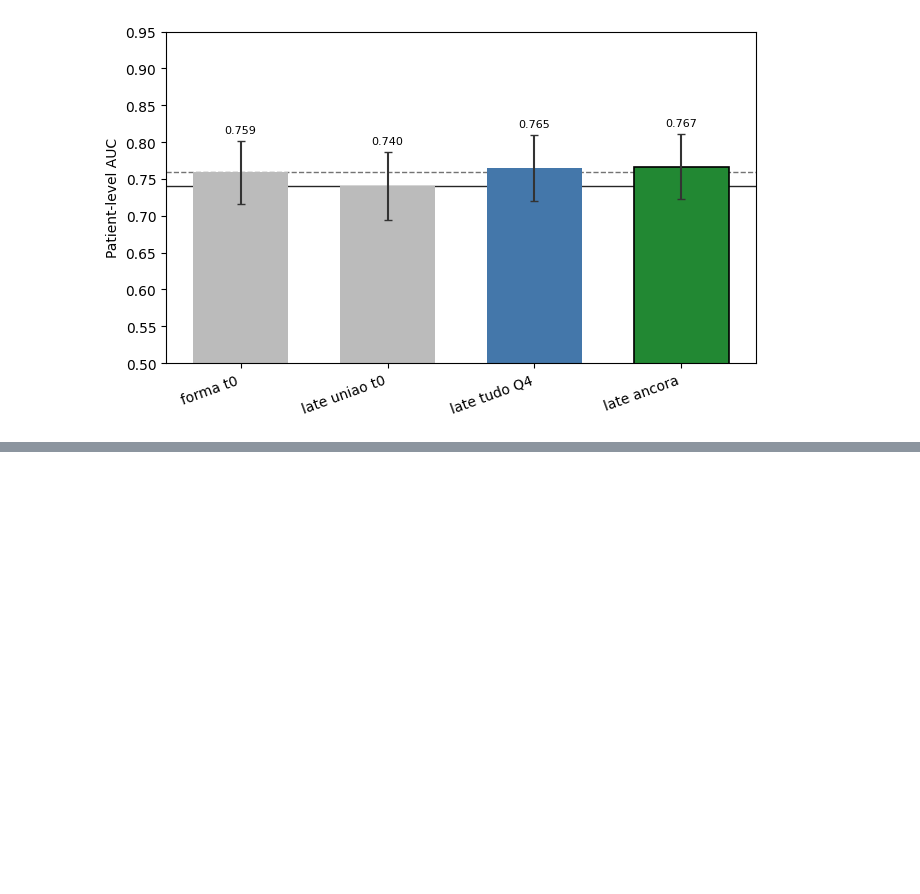
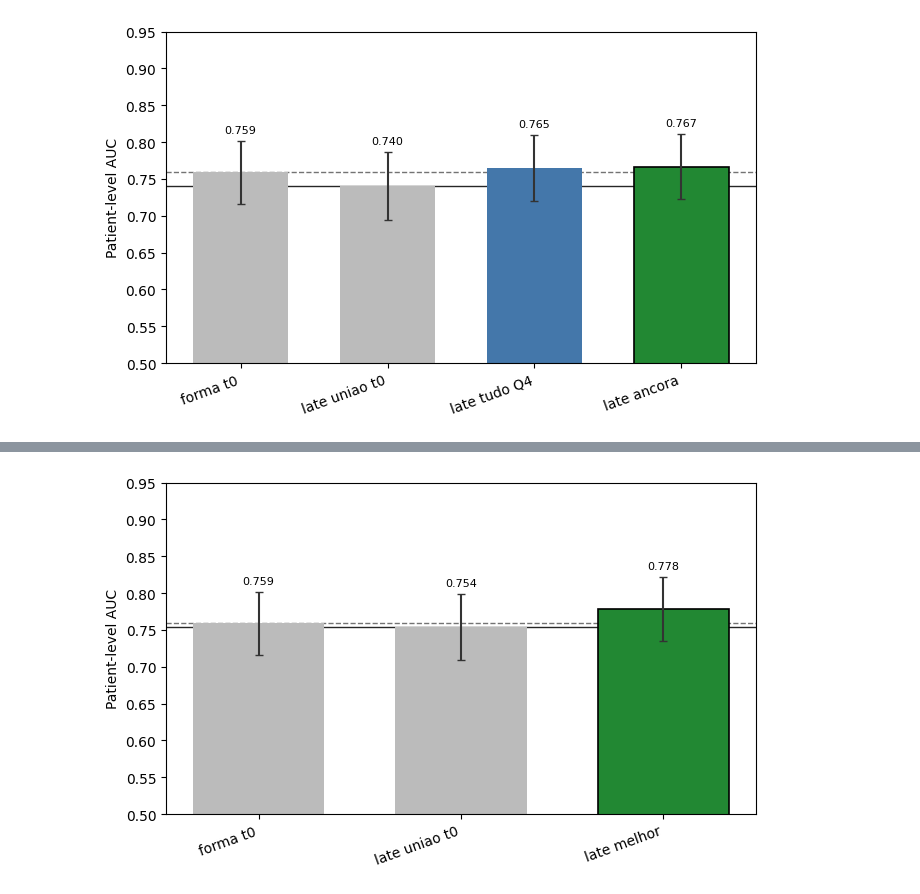
Before and after one commit to PauloMatheusGr/graphs, a Jupyter notebook: 6_results.ipynb, the cells around one changed output, grey strips where cells are left out. Cells and saved outputs as stored; diff of their text form; code cells hidden in the pictures; blank space fills up the shorter version.

```diff
--- a/6_results.ipynb
+++ b/6_results.ipynb
@@ -1147,3 +1147,88 @@ save_fig(fig, "fusion_vs_ceilings_48m12")
   0.767±0.044  claim    late ancora
 Salvo: artigo/figures/fusion_vs_ceilings_48m12.pdf
 [figure]
+# %%
+import pandas as pd
+
+
+# Late fusion vs teto unimodal (shape T1) e melhor união-baseline — 48m_12m
+# Teto 1 = shape t1_only. Teto 2 = argmax late só T1. Claim = argmax late com Q4.
+CLAIM_COHORT = "48m_12m"
+res = pd.read_csv(COMPARE_DIR / "cohort_results.csv")
+res["with_combat"] = res["with_combat"].map(
+    lambda x: str(x).strip().lower() in ("1", "true", "yes")
+)
+res = res.loc[
+    (res["cohort"].astype(str) == CLAIM_COHORT)
+    & (res["task"].astype(str) == CFG.task_primary)
+    & (res["model_key"].astype(str) == CFG.model_primary)
+    & (res["with_combat"] == False)
+].copy()
+
+
+def _auc(protocol: str, modality: str | None = None) -> tuple[float, float]:
+    sub = res.loc[res["protocol"].astype(str) == protocol]
+    if modality is not None:
+        sub = sub.loc[sub["modality"].astype(str) == modality]
+    if sub.empty:
+        raise KeyError(f"missing {CLAIM_COHORT} {protocol}/{modality}")
+    r = sub.iloc[0]
+    return float(r["auc_patient_mean"]), float(r["auc_patient_std"])
+
+
+def _best_late(sub: pd.DataFrame, tag: str) -> pd.Series:
+    if sub.empty:
+        raise KeyError(f"sem late {tag} em cohort_results.csv")
+    return sub.sort_values("auc_patient_mean", ascending=False).iloc[0]
+
+
+late = res.loc[res["protocol"].astype(str).str.startswith("late__")].copy()
+# só uniões de 5 famílias: late = late.loc[late["protocol"].str.count("__") == 5]
+t1_late = late.loc[~late["protocol"].astype(str).str.contains("d21d32")]
+q4_late = late.loc[late["protocol"].astype(str).str.contains("d21d32")]
+best_t1 = _best_late(t1_late, "T1")
+best_q4 = _best_late(q4_late, "Q4/misto")
+
+auc_uni, sd_uni = _auc("t1_only", "shape")
+auc_union, sd_union = float(best_t1["auc_patient_mean"]), float(best_t1["auc_patient_std"])
+auc_best, sd_best = float(best_q4["auc_patient_mean"]), float(best_q4["auc_patient_std"])
+role = "claim" if auc_best > max(auc_uni, auc_union) else "fail"
+
+COLORS = {
+    "ceiling": "#BBBBBB",
+    "fail": "#EE6677",
+    "pass": "#4477AA",
+    "claim": "#228833",
+}
+rows = [
+    ("forma t0", auc_uni, sd_uni, "ceiling"),
+    ("late uniao t0", auc_union, sd_union, "ceiling"),
+    ("late melhor", auc_best, sd_best, role),
+]
+
+print(f"{CLAIM_COHORT} | teto unimodal={auc_uni:.3f} | teto uniao T1={auc_union:.3f}")
+print("  late T1 winner:", best_t1["protocol"])
+print("  late Q4 winner:", best_q4["protocol"])
+for lab, auc, sd, r in rows:
+    print(f"  {auc:.3f}±{sd:.3f}  {r:7s}  {lab}")
+
+fig, ax = plt.subplots(figsize=(6.8, 4.2))
+x = np.arange(len(rows))
+ax.bar(
+    x, [r[1] for r in rows], 0.65,
+    yerr=[r[2] for r in rows], capsize=3,
+    color=[COLORS[r[3]] for r in rows], ecolor="#333333",
+    edgecolor=["black" if r[3] == "claim" else "none" for r in rows],
+    linewidth=1.2,
+)
+for i, (_, auc, sd, _) in enumerate(rows):
+    ax.text(i, auc + sd + 0.008, f"{auc:.3f}", ha="center", va="bottom", fontsize=8)
+ax.set_xticks(x)
+ax.set_xticklabels([r[0] for r in rows], rotation=20, ha="right")
+ax.set_ylabel("Patient-level AUC")
+ax.set_ylim(0.50, 0.95)
+ax.axhline(auc_uni, color="0.45", ls="--", lw=1.0, zorder=0)
+ax.axhline(auc_union, color="0.15", ls="-", lw=1.0, zorder=0)
+plt.tight_layout()
+save_fig(fig, "fusion_vs_ceilings_48m12")
+# %% [output]
@@ -1149,0 +1242 @@ Salvo: artigo/figures/fusion_vs_ceilings_48m12.pdf
+[figure, added]
```
Also changed, not shown: parts of 1 cell of this notebook, 27 other files.
